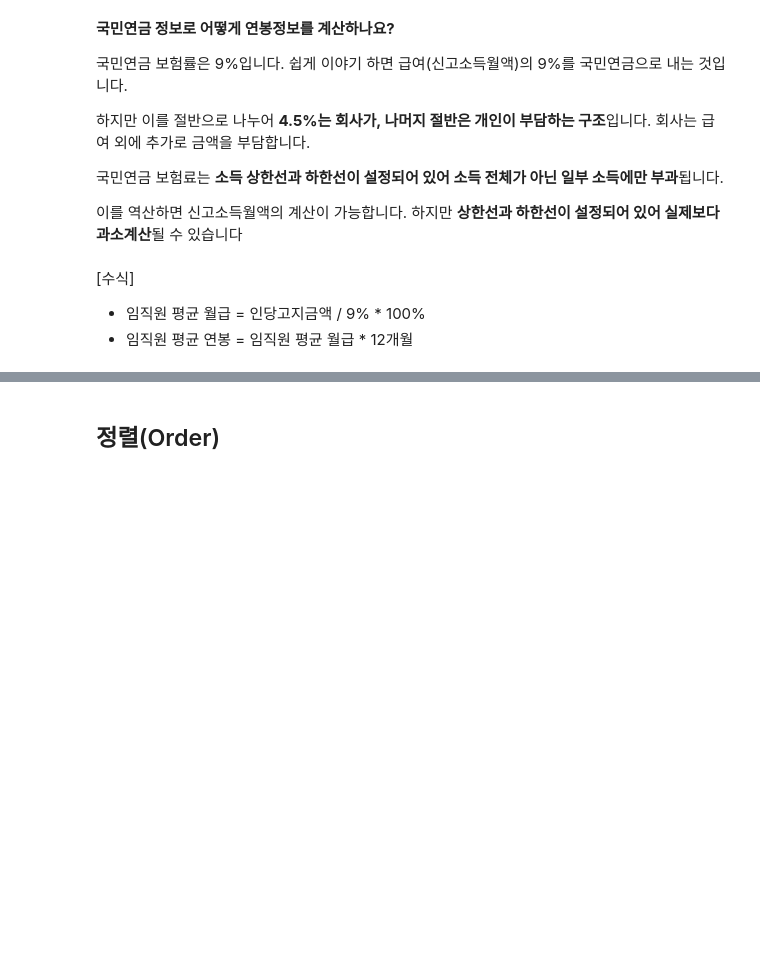
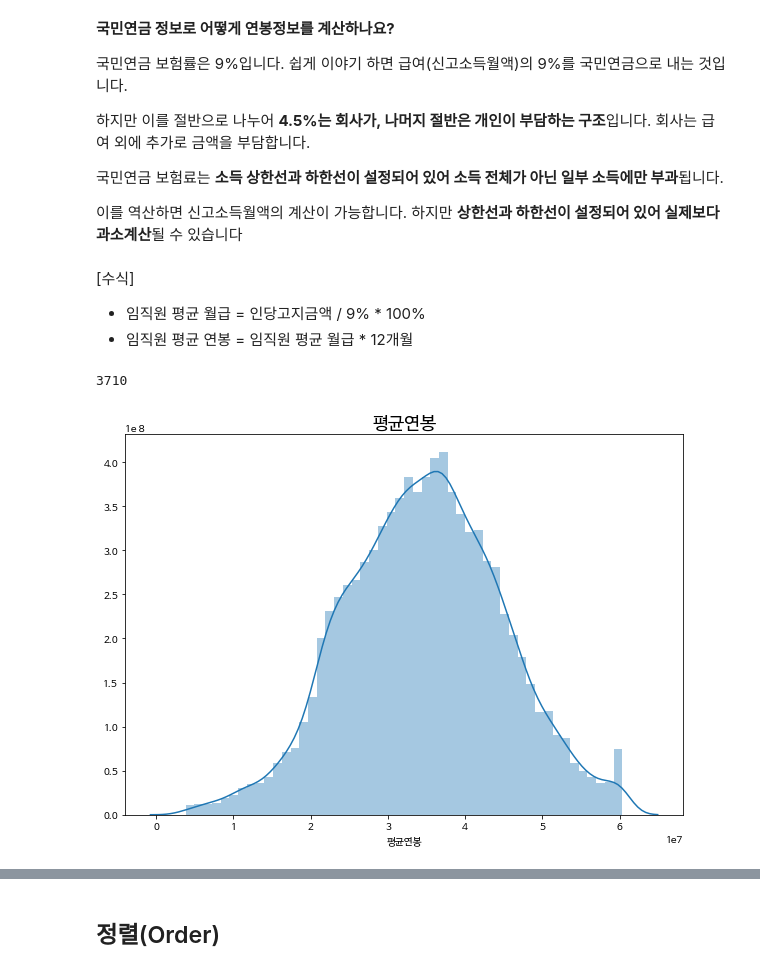
Before and after one commit to SANGSEOSEO/philosophy_datascience, a Jupyter notebook: 국민연금을_통해_본_COVID19에서의_우리경제.ipynb, the cells around one changed output, grey strips where cells are left out. Cells and saved outputs as stored; diff of their text form; code cells hidden in the pictures; blank space fills up the shorter version.

```diff
--- a/국민연금을_통해_본_COVID19에서의_우리경제.ipynb
+++ b/국민연금을_통해_본_COVID19에서의_우리경제.ipynb
@@ -201,10 +210,14 @@ df_main['평균연봉'] = df_main['평균월급'] * 12
 df['평균연봉'] = df['평균월급'] * 12
 # %%
-df_main['평균월급'].notnull().sum()
+df_IT['평균월급'].notnull().sum()
+# %% [output]
+3710
 # %%
 plt.figure(figsize=(10, 7))
-sns.distplot(df_main.loc[df_main['평균연봉'].notnull(), '평균연봉'])
+sns.distplot(df_IT.loc[df_IT['평균연봉'].notnull(), '평균연봉'])
 plt.title('평균연봉', fontsize=18)
 plt.show()
+# %% [output]
+[figure, added]
 # %%
 plt.figure(figsize=(10, 7))
```
Also changed, not shown: parts of 37 cells of this notebook.
